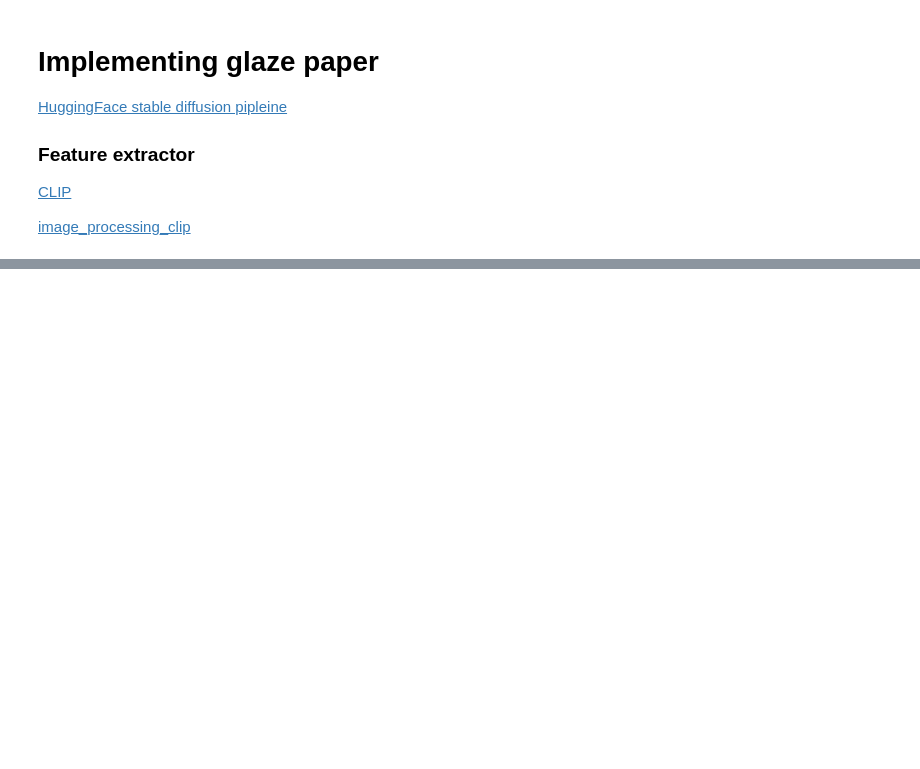
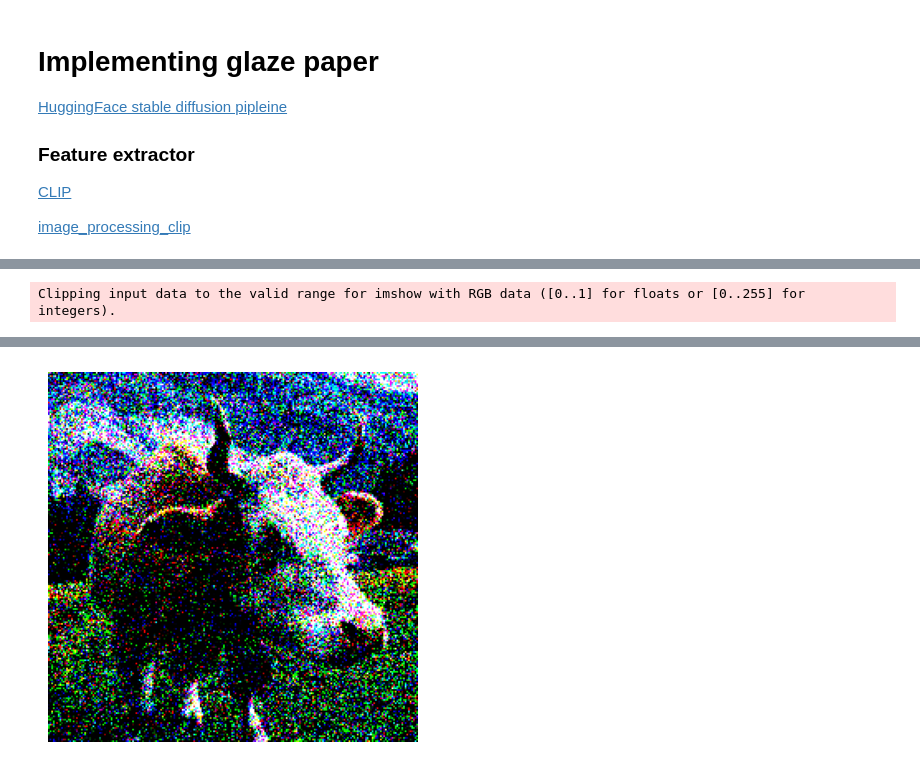
Before and after one commit to ChartierLuc/Glaze_Implementation, a Jupyter notebook: glaze.ipynb, the cells around one changed output, grey strips where cells are left out. Cells and saved outputs as stored; diff of their text form; code cells hidden in the pictures; blank space fills up the shorter version.

```diff
--- a/glaze.ipynb
+++ b/glaze.ipynb
@@ -39,16 +41,17 @@ import torchvision.transforms as transforms
 from clip import clip
 import matplotlib.pyplot as plt
 import torchvision.utils as vutils
+from PIL import Image
 
 # Load CLIP feature extractor and model
 device = "cuda" if torch.cuda.is_available() else "cpu"
 model, preprocess = clip.load('ViT-B/32', device=device)
 model.eval()
 
-# Load images A and B + perturbation
-img_a = preprocess(Image.open('dog.png')).unsqueeze(0).to(device)
-img_b = preprocess(Image.open('cow.png')).unsqueeze(0).to(device)
-perturbation = torch.randn_like(img_b, requires_grad=True)
+# Load images target and protect + perturbation
+img_target = preprocess(Image.open('dog.png')).unsqueeze(0).to(device)
+img_protect = preprocess(Image.open('cow.png')).unsqueeze(0).to(device)
+perturbation = torch.randn_like(img_protect, requires_grad=True)
 
 # Define loss function and optimizer
 criterion = torch.nn.MSELoss()
@@ -56,9 +59,9 @@ optimizer = torch.optim.Adam([perturbation], lr=0.01)
 
 # Loop to adjust perturbation and minimize loss
 for i in range(1000):
-    # Compute features for img_a and img_b + perturbation
-    features_a = model.encode_image(img_a)
-    features_b = model.encode_image(img_b + perturbation)
+    # Compute features for img_target and img_protect + perturbation
+    features_a = model.encode_image(img_target)
+    features_b = model.encode_image(img_protect + perturbation)
 
     # Compute loss
     loss = criterion(features_a, features_b)
@@ -70,13 +73,14 @@ for i in range(1000):
     optimizer.step()
     print(f'Step {i}: Loss = {loss.item()}')
 
-# Apply perturbation to img_b and save perturbed image
-perturbed_img_b = (img_b + perturbation).squeeze(0).cpu()
-#transforms.ToPILImage()(perturbed_img_b).save('path/to/perturbed_image_b.jpg')
-# Convert the tensor image to a NumPy array
-img_array = perturbed_img_b.detach().numpy().transpose(1, 2, 0)
+# Apply perturbation to img_protect and save perturbed image
+perturbed_img_protect = (img_protect + perturbation).squeeze(0).cpu()
+# vutils.save_image(perturbed_img_protect, 'cow_dog.png')
 
 # Display the image using matplotlib
-plt.imshow(img_array)
+# Convert the tensor image to a NumPy array
+img_targetrray = perturbed_img_protect.detach().numpy().transpose(1, 2, 0)
+plt.imshow(img_targetrray)
 plt.axis('off')
 plt.show()
+# %% [output]
@@ -82,0 +104 @@ plt.show()
+Clipping input data to the valid range for imshow with RGB data ([0..1] for floats or [0..255] for integers).
@@ -83,3 +106,4 @@ plt.show()
+[figure, added]
 # %%
 import lpips
 import torch
```
Also changed, not shown: parts of 4 cells of this notebook, 2 other files.
